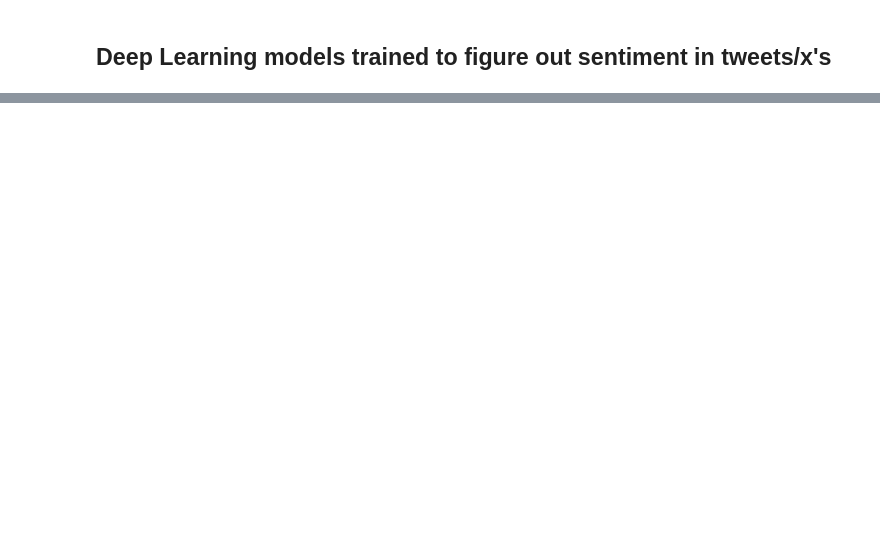
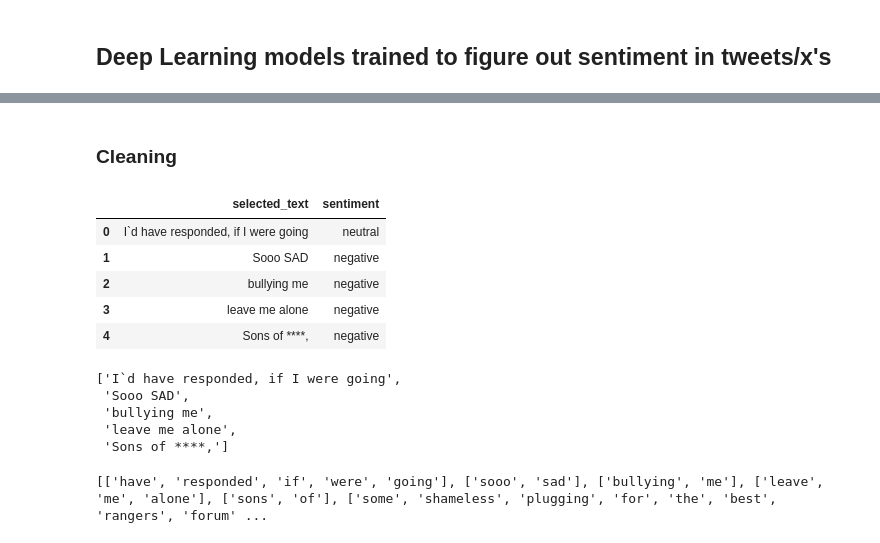
Before and after one commit to Aswin043/x-sentiment-analysis, a Jupyter notebook: sentiment-analysis.ipynb, the cells around one changed output, grey strips where cells are left out. Cells and saved outputs as stored; diff of their text form; code cells hidden in the pictures; blank space fills up the shorter version.

```diff
--- a/sentiment-analysis.ipynb
+++ b/sentiment-analysis.ipynb
@@ -36,0 +58,12 @@ ImportError: numpy._core.multiarray failed to import
+# %% [markdown]
+### Cleaning
+# %%
+data = data[['selected_text', 'sentiment']]
+data.head()
+# %% [output]
+|  | selected_text | sentiment |
+| 0 | I`d have responded, if I were going | neutral |
+| 1 | Sooo SAD | negative |
+| 2 | bullying me | negative |
+| 3 | leave me alone | negative |
+| 4 | Sons of ****, | negative |
@@ -36,0 +80,25 @@ ImportError: numpy._core.multiarray failed to import
+# %%
+temp=[]
+data_to_list = data['selected_text'].values.tolist()
+for i in range(len(data_to_list)):
+    temp.append(clean_text(data_to_list[i]))
+list(temp[:5])
+# %% [output]
+['I`d have responded, if I were going',
+ 'Sooo SAD',
+ 'bullying me',
+ 'leave me alone',
+ 'Sons of ****,']
+# %%
+import gensim
+from gensim.utils import simple_preprocess
+def sent_to_words(sentences):
+    for sentence in sentences:
+        yield(gensim.utils.simple_preprocess(str(sentence), deacc=True))  # deacc=True removes punctuations
+
+
+data_words = list(sent_to_words(temp))
+
+print(data_words[:10])
+# %% [output]
+[['have', 'responded', 'if', 'were', 'going'], ['sooo', 'sad'], ['bullying', 'me'], ['leave', 'me', 'alone'], ['sons', 'of'], ['some', 'shameless', 'plugging', 'for', 'the', 'best', 'rangers', 'forum' ...
```
Also changed, not shown: parts of 31 cells of this notebook, 2 other files.
